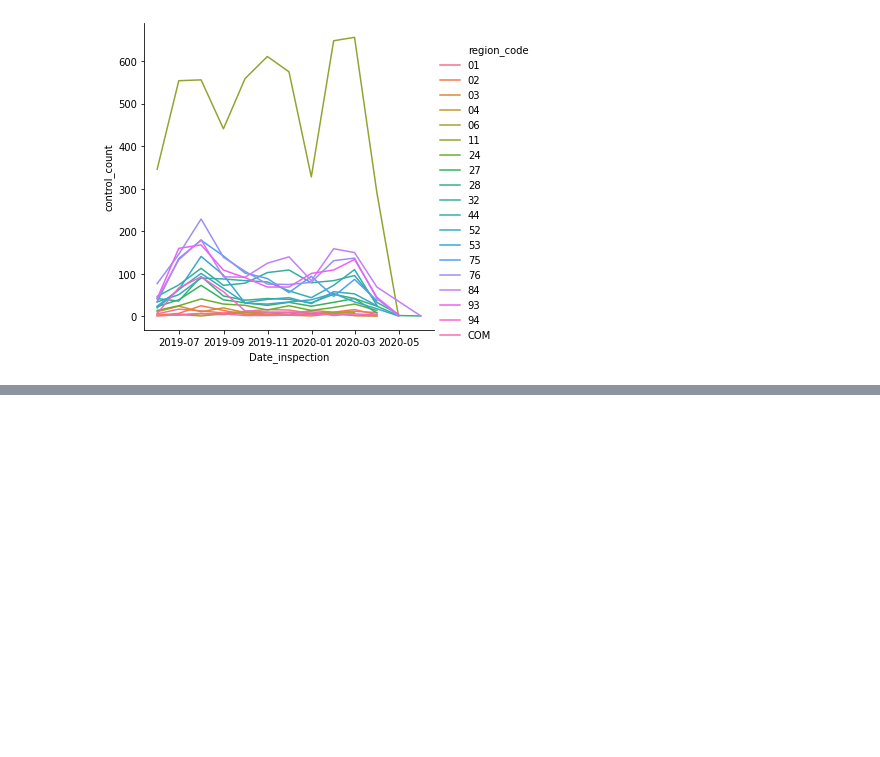
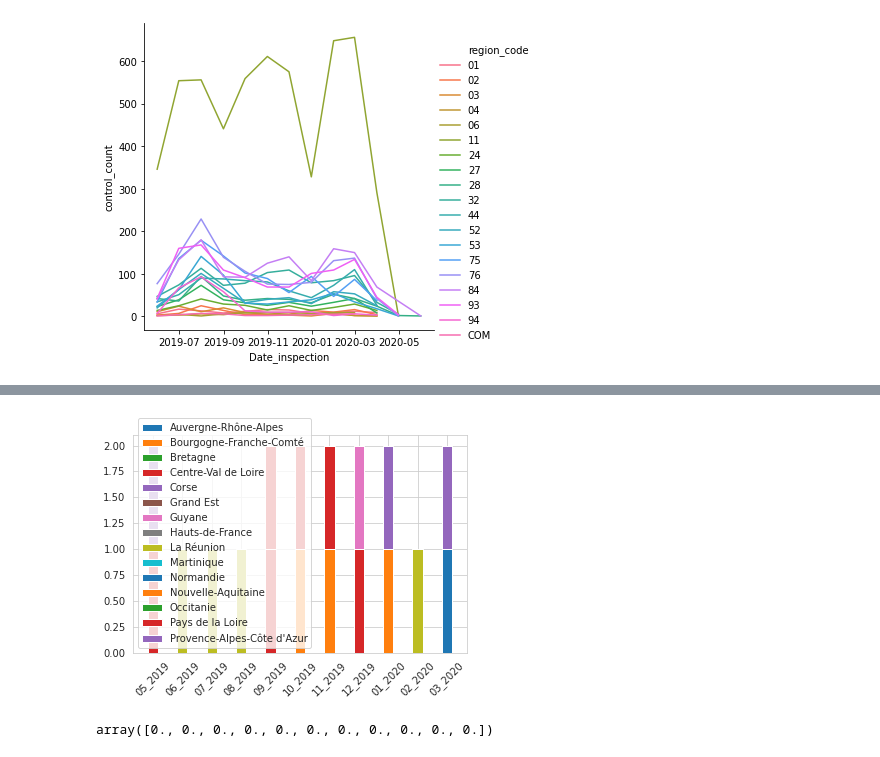
Before and after one commit to etalab-ia/ami-ia, a Jupyter notebook: notebooks/ami_ia_dataviz_rr.ipynb, the cells around one changed output, grey strips where cells are left out. Drawn from its saved outputs; the diff is of its cells as text; code cells hidden in the pictures; blank space fills up the shorter version.

```diff
--- a/notebooks/ami_ia_dataviz_rr.ipynb
+++ b/notebooks/ami_ia_dataviz_rr.ipynb
@@ -250,0 +426,6 @@ g.set(ylim=(0, 2))
+# %%
+#We might want to see this on a timescale
+grouped = df_few_inspections.groupby(['Date_inspection','Nom de la région'])['ratio_control_for100000'].count().sort_values(ascending = False)
+#Before ploting we need to do some transforming of our
+df_grouped_few_inspections = grouped.unstack('Nom de la région').reset_index().melt('Date_inspection', var_name = 'Nom de la région', value_name = 'few_control_count')
+grouped.unstack('Nom de la région').reset_index()
@@ -250,0 +455,3 @@ g.set(ylim=(0, 2))
+# %%
+df_grouped_few_inspections = grouped.unstack('Nom de la région').reset_index().fillna(value = 0)
+df_grouped_few_inspections.head()
@@ -250,0 +465,25 @@ g.set(ylim=(0, 2))
+# %%
+fig, ax = plt.subplots()
+#convert the date in some strings
+labels = [i.strftime('%m_%Y') for i in df_grouped_few_inspections['Date_inspection']]
+width = 0.35     # the width of the bars: can also be len(x) sequence
+
+regions = df_grouped_few_inspections.columns[1:].tolist()
+bot = np.zeros(df_grouped_few_inspections.shape[0])
+for r in regions:
+    ax.bar(labels, df_grouped_few_inspections[r], width, bottom = bot, label=r)
+    bot = df_grouped_few_inspections[r]
+
+
+#ax.set_ylabel('Scores')
+#ax.set_title('Scores by group and gender')
+ax.legend()
+
+plt.xticks(rotation=45)
+plt.show()
+# %% [output]
+[figure, added]
+# %%
+np.zeros(df_grouped_few_inspections.shape[0])
+# %% [output]
+array([0., 0., 0., 0., 0., 0., 0., 0., 0., 0., 0.])
```
Also changed, not shown: parts of 20 cells of this notebook.
